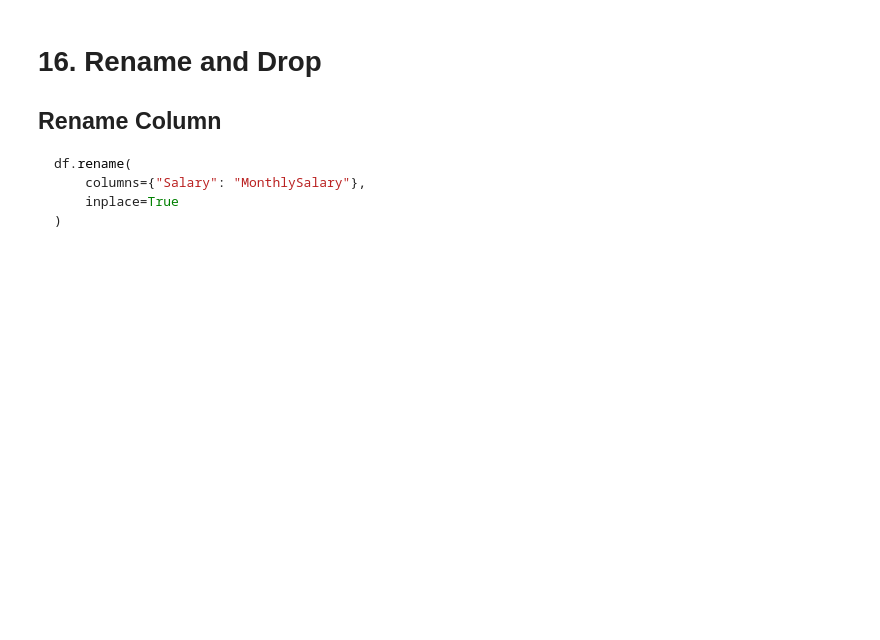
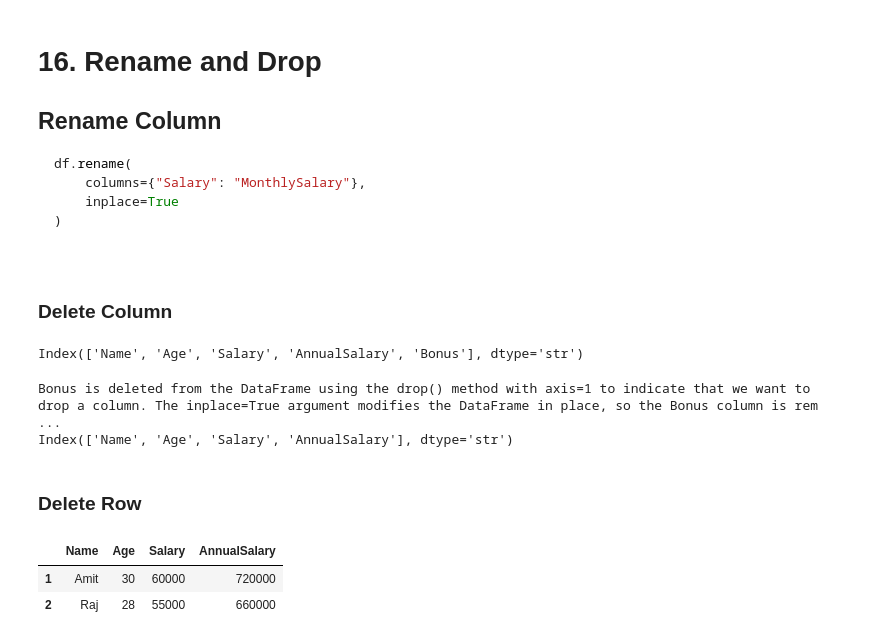
Before and after one commit to HarvindarRaghav/Full-Stack-Data-Science-with-Gen-AI-Agentic-AI, a Jupyter notebook: 01_Python/20-Pandas/pandas-practice.ipynb, the cells around one changed output. Drawn from its saved outputs; the diff is of its cells as text; code cells hidden in the pictures; blank space fills up the shorter version.

```diff
--- a/01_Python/20-Pandas/pandas-practice.ipynb
+++ b/01_Python/20-Pandas/pandas-practice.ipynb
@@ -515,3 +518,9 @@ df.rename(
     columns={"Salary": "MonthlySalary"},
     inplace=True
 )
+# %% [markdown]
+### Delete Column
+# %%
+print(df.columns)
+# %% [output]
+Index(['Name', 'Age', 'Salary', 'AnnualSalary', 'Bonus'], dtype='str')
@@ -517,0 +529,14 @@ df.rename(
+# %%
+print("Bonus is deleted from the DataFrame using the drop() method with axis=1 to indicate that we want to drop a column. The inplace=True argument modifies the DataFrame in place, so the Bonus column is removed from df.")
+print(df.columns)
+# %% [output]
+Bonus is deleted from the DataFrame using the drop() method with axis=1 to indicate that we want to drop a column. The inplace=True argument modifies the DataFrame in place, so the Bonus column is rem ...
+Index(['Name', 'Age', 'Salary', 'AnnualSalary'], dtype='str')
+# %% [markdown]
+### Delete Row
+# %%
+df.drop(0, axis=0)
+# %% [output]
+|  | Name | Age | Salary | AnnualSalary |
+| 1 | Amit | 30 | 60000 | 720000 |
+| 2 | Raj | 28 | 55000 | 660000 |
```
Also changed, not shown: parts of 30 cells of this notebook, 1 other file.
